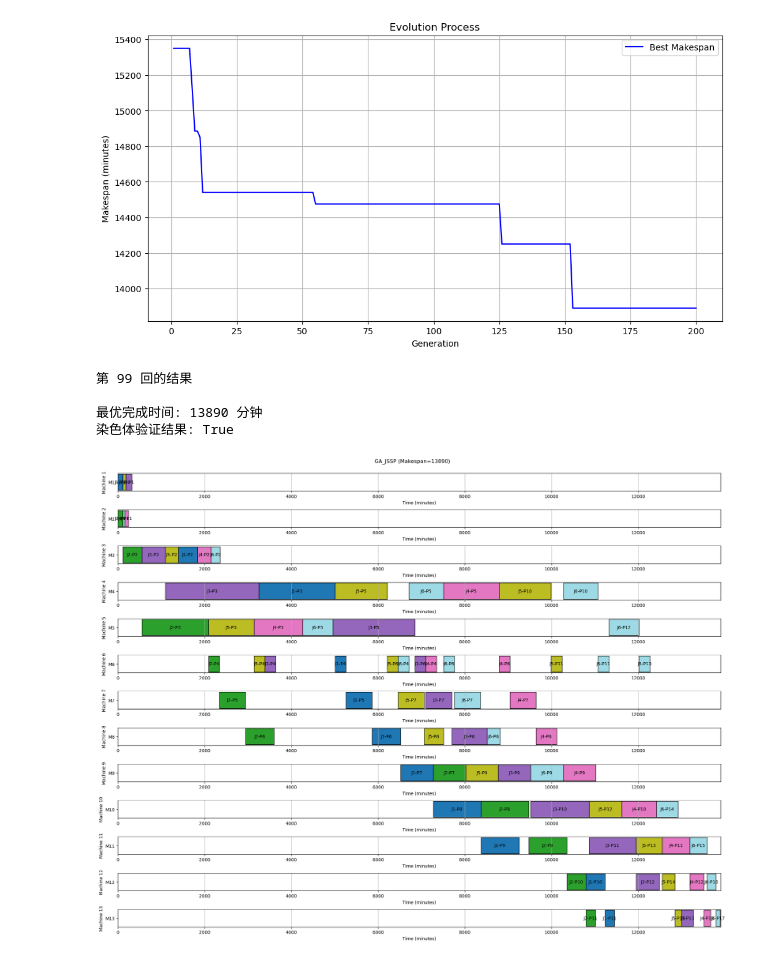
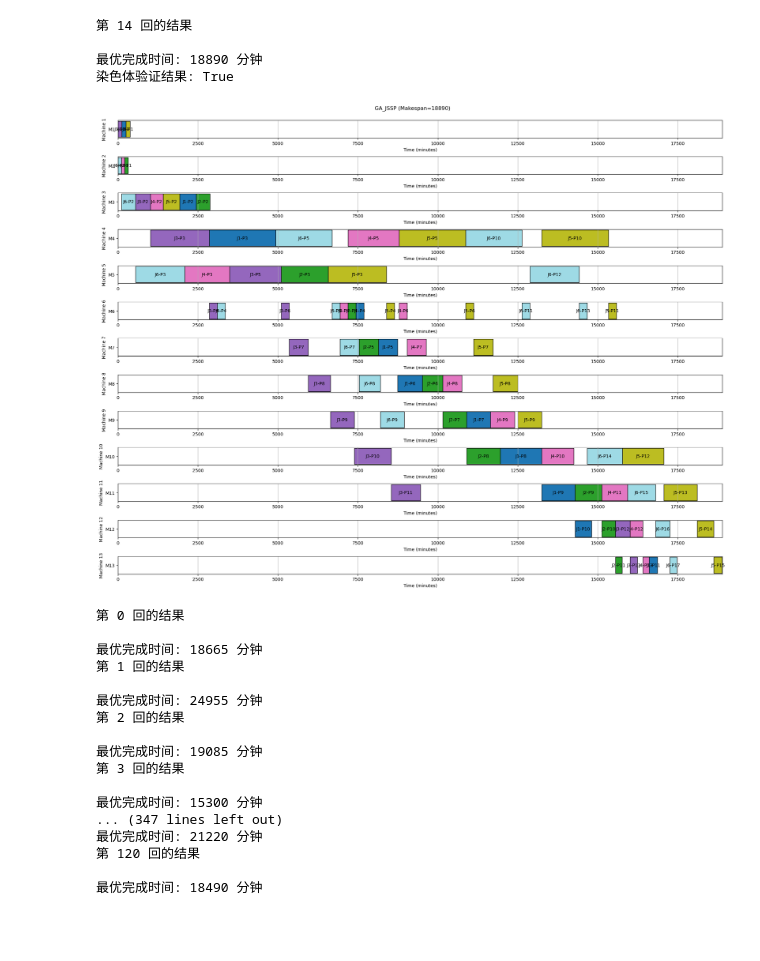
Before and after one commit to zakohao/open-hello-world, a Jupyter notebook: paper/fms-GA 2.0 .ipynb, the cells around one changed output. Cells and saved outputs as stored; diff of their text form; code cells hidden in the pictures; blank space fills up the shorter version.

```diff
--- a/paper/fms-GA 2.0 .ipynb
+++ b/paper/fms-GA 2.0 .ipynb
@@ -385,16 +385,16 @@ def genetic_algorithm():
         #print(f"Generation {gen+1}: Best={current_best}")
 
     # 绘制进化曲线
-    plt.figure(figsize=(12,6))
-    gens = [h['gen'] for h in history]
-    plt.plot(gens, [h['best'] for h in history], 'b-', label='Best Makespan')
-    #plt.plot(gens, [h['avg'] for h in history], 'r--', label='Average Makespan')
-    plt.xlabel('Generation')
-    plt.ylabel('Makespan (minutes)')
-    plt.title('Evolution Process')
-    plt.legend()
-    plt.grid()
-    plt.show()
+    #plt.figure(figsize=(12,6))
+    #gens = [h['gen'] for h in history]
+    #plt.plot(gens, [h['best'] for h in history], 'b-', label='Best Makespan')
+    ##plt.plot(gens, [h['avg'] for h in history], 'r--', label='Average Makespan')
+    #plt.xlabel('Generation')
+    #plt.ylabel('Makespan (minutes)')
+    #plt.title('Evolution Process')
+    #plt.legend()
+    #plt.grid()
+    #plt.show()
 
     return best_chrom
 
@@ -435,39 +435,86 @@ def plot_gantt(chromosome):
                 left=task['start'],
                 color=colors(task['job']-1),
                 edgecolor='black'
             )
             plt.text(
                 x=(task['start'] + task['end'])/2,
                 y=f'M{machine+1}',
                 s=f'J{task["job"]}-P{task["step"]}',
                 va='center',
                 ha='center'
             )
 
         plt.xlabel('Time (minutes)')
         plt.ylabel(f'Machine {machine+1}')
         plt.xlim(0, chromosome.makespan() + 10)
         plt.grid(axis='x')
 
     plt.tight_layout()
     plt.suptitle(f"GA_JSSP (Makespan={best_solution.makespan()})", y=1.02)
     plt.show()
 
 # 运行算法
 best_solution = genetic_algorithm()
 
 # 输出结果
 print('第',ID,'回的结果')
 print(f"\n最优完成时间: {best_solution.makespan()} 分钟")
 print("染色体验证结果:", best_solution.validate())
 plot_gantt(best_solution)
 # %% [output]
+第 14 回的结果
+
+最优完成时间: 18890 分钟
+染色体验证结果: True
-[figure, old version]
+[figure, new version]
-第 99 回的结果
-
-最优完成时间: 13890 分钟
-染色体验证结果: True
-[figure, removed]
+# %%
+for i in np.arange(0,int(count)+1):
+    time_matrix = globals()[f"T_gene{i}"]
+    machine_matrix = globals()[f"MS_gene{i}"]
+
+    # 预处理生成工序列表
+    jobs = []
+    for job_id in range(len(time_matrix)):
+        steps = []
+        for step in range(len(time_matrix[job_id])):
+            if time_matrix[job_id][step] == -1:
+                break
+            steps.append({
+                'machine': machine_matrix[job_id][step] - 1,  # 转为0-based
+                'duration': time_matrix[job_id][step]
+            })
+        jobs.append(steps)
+
+    # 遗传算法参数
+    POP_SIZE = 100
+    MAX_GEN = 200
+    CX_PROB = 0.8
+    MUT_PROB = 0.1
+    ELITE_SIZE = 2
+    TOURNAMENT_SIZE = 5
+
+    best_solution = genetic_algorithm()
+
+    print('第',i,'回的结果')
+    print(f"\n最优完成时间: {best_solution.makespan()} 分钟")
+# %% [output]
+第 0 回的结果
+
+最优完成时间: 18665 分钟
+第 1 回的结果
+
+最优完成时间: 24955 分钟
+第 2 回的结果
+
+最优完成时间: 19085 分钟
+第 3 回的结果
+
+最优完成时间: 15300 分钟
+... (347 lines left out)
+最优完成时间: 21220 分钟
+第 120 回的结果
+
+最优完成时间: 18490 分钟
 # %%
 #AGV在各机器和L\U之间的运行时间
 machines = [f'M{i}' for i in range(1, 14)]#机器台数为13台
```
Also changed, not shown: parts of 2 cells of this notebook, 1 other file.
